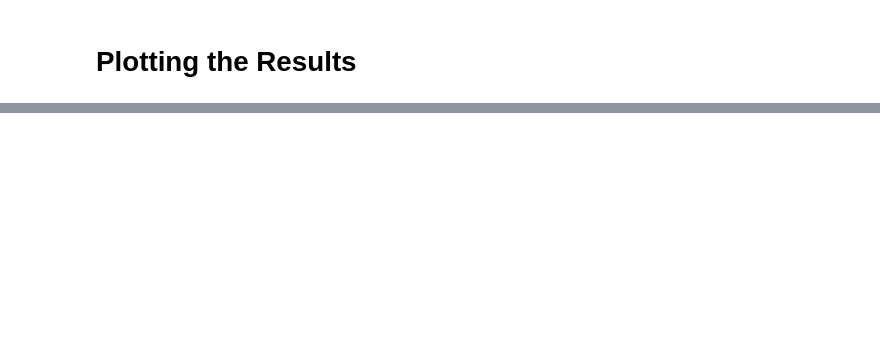
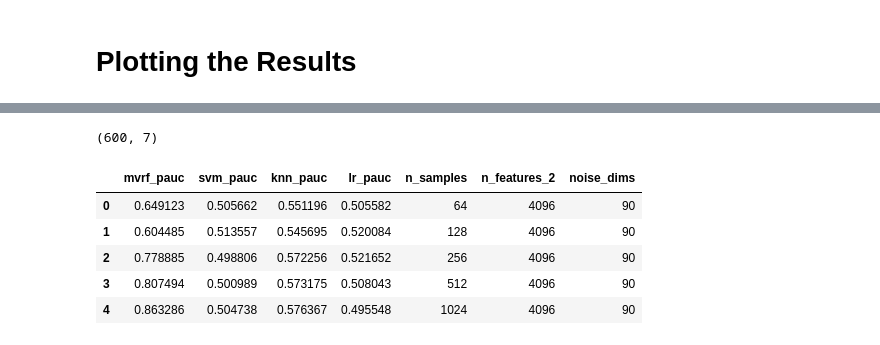
Before and after one commit to neurodata/treeple, a Jupyter notebook: benchmarks_nonasv/cancer/Figure3-compare-CoMIGHT-with-ksgandlinearregression.ipynb, the cells around one changed output, grey strips where cells are left out. Drawn from its saved outputs; the diff is of its cells as text; code cells hidden in the pictures; blank space fills up the shorter version.

```diff
--- a/benchmarks_nonasv/cancer/Figure3-compare-CoMIGHT-with-ksgandlinearregression.ipynb
+++ b/benchmarks_nonasv/cancer/Figure3-compare-CoMIGHT-with-ksgandlinearregression.ipynb
@@ -898,3 +1332,57 @@ NameError: name 'pd' is not defined
+# %%
+df = pd.read_csv(
+    "./cv_comight_mv_vs_knn_vs_lr_independent_model_full.csv", index_col=0, header=0
+)
+df = pd.read_csv(
+    "./cv_comight_mv_vs_knn_vs_lr_collider_model_full.csv", index_col=0, header=0
+)
+
+# df = pd.read_csv(
+#     "./cv_comight_mv_vs_knn_vs_lr_confounder_model_full.csv", index_col=0, header=0
+# )
+
+# df = pd.read_csv(
+#     "./cv_comight_mv_vs_knn_vs_lr_mediator_model_full.csv", index_col=0, header=0
+# )
+
+# df = pd.read_csv(
+#     "./cv_comight_mv_vs_knn_vs_lr_directindirect_model_full.csv", index_col=0, header=0
+# )
+
+df = pd.read_csv(
+    "./cv_comight_mv_vs_knn_vs_lr_independent_model_varying_samples_full.csv",
+    index_col=0,
+    header=0,
+)
+
+df = pd.read_csv(
+    "./cv_comight_mv_vs_knn_vs_lr_confounder_model_varying_samples_full.csv",
+    index_col=0,
+    header=0,
+)
+
+df = pd.read_csv(
+    "./cv_comight_mv_vs_knn_vs_lr_collider_model_varying_samples_full.csv",
+    index_col=0,
+    header=0,
+)
+
+df = pd.read_csv(
+    "./cv_comight_mv_vs_knn_vs_lr_directindirect_model_varying_samples_full.csv",
+    index_col=0,
+    header=0,
+)
+
+print(df.shape)
+display(df.head())
+# %% [output]
+(600, 7)
+|  | mvrf_pauc | svm_pauc | knn_pauc | lr_pauc | n_samples | n_features_2 | noise_dims |
+| 0 | 0.649123 | 0.505662 | 0.551196 | 0.505582 | 64 | 4096 | 90 |
+| 1 | 0.604485 | 0.513557 | 0.545695 | 0.520084 | 128 | 4096 | 90 |
+| 2 | 0.778885 | 0.498806 | 0.572256 | 0.521652 | 256 | 4096 | 90 |
+| 3 | 0.807494 | 0.500989 | 0.573175 | 0.508043 | 512 | 4096 | 90 |
+| 4 | 0.863286 | 0.504738 | 0.576367 | 0.495548 | 1024 | 4096 | 90 |
 # %%
 # melt the dataframe, to make it easier to plot
 df.drop(
```
Also changed, not shown: parts of 147 cells of this notebook, 21 other files.
